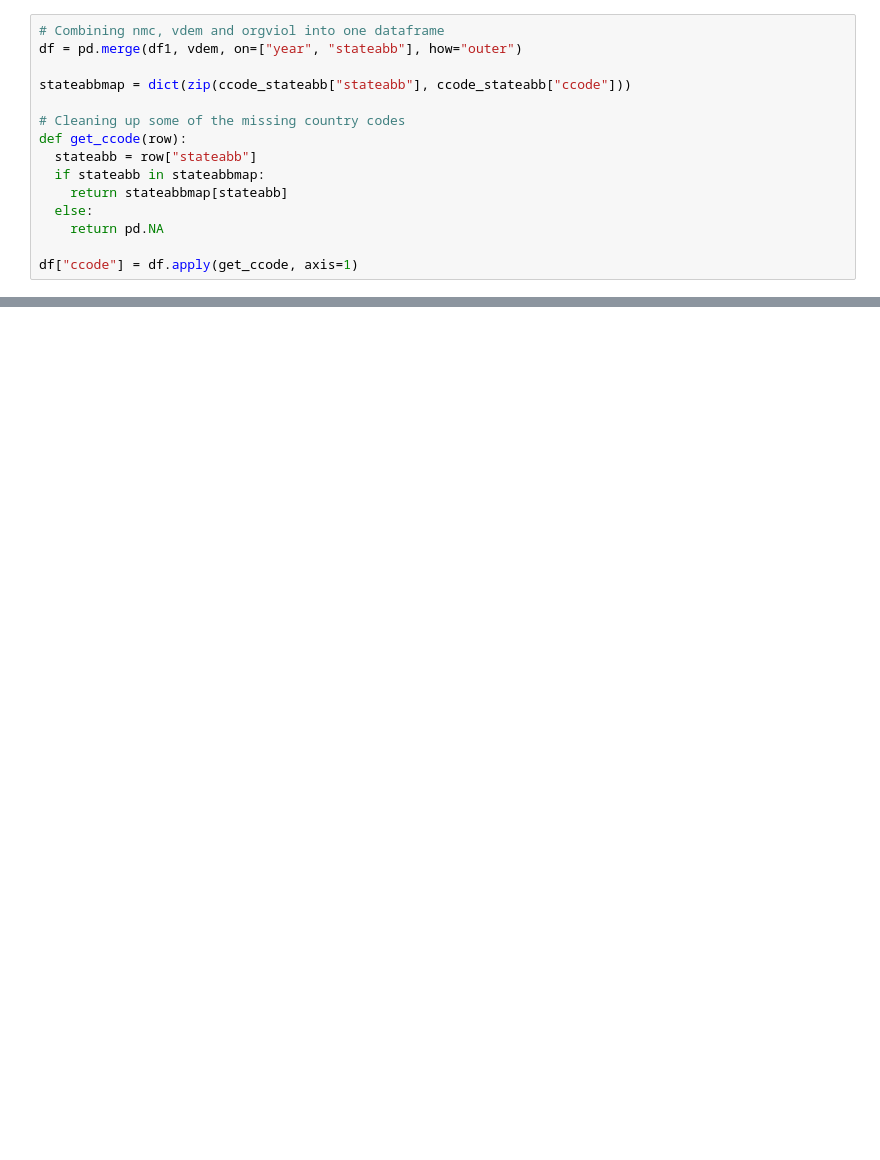
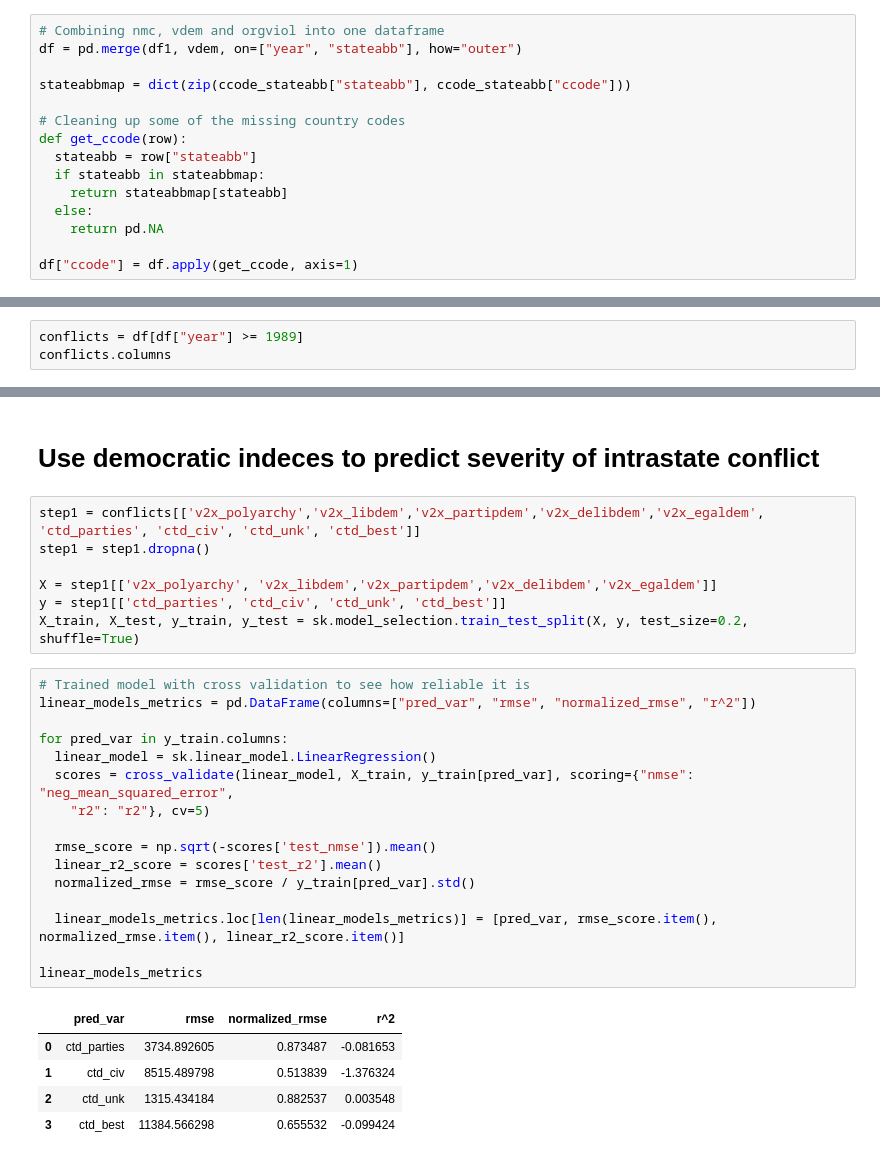
Before and after one commit to Traorasp/ML-Project-Proposal, a Jupyter notebook: ML_Project_Data_Cleanup.ipynb, the cells around one changed output, grey strips where cells are left out. Saved outputs shown, nothing was run; the diff lists cells and outputs as text; blank space fills up the shorter version.

```diff
--- a/ML_Project_Data_Cleanup.ipynb
+++ b/ML_Project_Data_Cleanup.ipynb
@@ -48,0 +102,3 @@ df["ccode"] = df.apply(get_ccode, axis=1)
+# %%
+conflicts = df[df["year"] >= 1989]
+conflicts.columns
@@ -48,0 +135,31 @@ df["ccode"] = df.apply(get_ccode, axis=1)
+# %% [markdown]
+# Use democratic indeces to predict severity of intrastate conflict
+# %%
+step1 = conflicts[['v2x_polyarchy','v2x_libdem','v2x_partipdem','v2x_delibdem','v2x_egaldem', 'ctd_parties', 'ctd_civ', 'ctd_unk', 'ctd_best']]
+step1 = step1.dropna()
+
+X = step1[['v2x_polyarchy', 'v2x_libdem','v2x_partipdem','v2x_delibdem','v2x_egaldem']]
+y = step1[['ctd_parties', 'ctd_civ', 'ctd_unk', 'ctd_best']]
+X_train, X_test, y_train, y_test = sk.model_selection.train_test_split(X, y, test_size=0.2, shuffle=True)
+# %%
+# Trained model with cross validation to see how reliable it is
+linear_models_metrics = pd.DataFrame(columns=["pred_var", "rmse", "normalized_rmse", "r^2"])
+
+for pred_var in y_train.columns:
+  linear_model = sk.linear_model.LinearRegression()
+  scores = cross_validate(linear_model, X_train, y_train[pred_var], scoring={"nmse": "neg_mean_squared_error",
+    "r2": "r2"}, cv=5)
+
+  rmse_score = np.sqrt(-scores['test_nmse']).mean()
+  linear_r2_score = scores['test_r2'].mean()
+  normalized_rmse = rmse_score / y_train[pred_var].std()
+
+  linear_models_metrics.loc[len(linear_models_metrics)] = [pred_var, rmse_score.item(), normalized_rmse.item(), linear_r2_score.item()]
+
+linear_models_metrics
+# %% [output]
+|  | pred_var | rmse | normalized_rmse | r^2 |
+| 0 | ctd_parties | 3734.892605 | 0.873487 | -0.081653 |
+| 1 | ctd_civ | 8515.489798 | 0.513839 | -1.376324 |
+| 2 | ctd_unk | 1315.434184 | 0.882537 | 0.003548 |
+| 3 | ctd_best | 11384.566298 | 0.655532 | -0.099424 |
```
Also changed, not shown: parts of 26 cells of this notebook.
